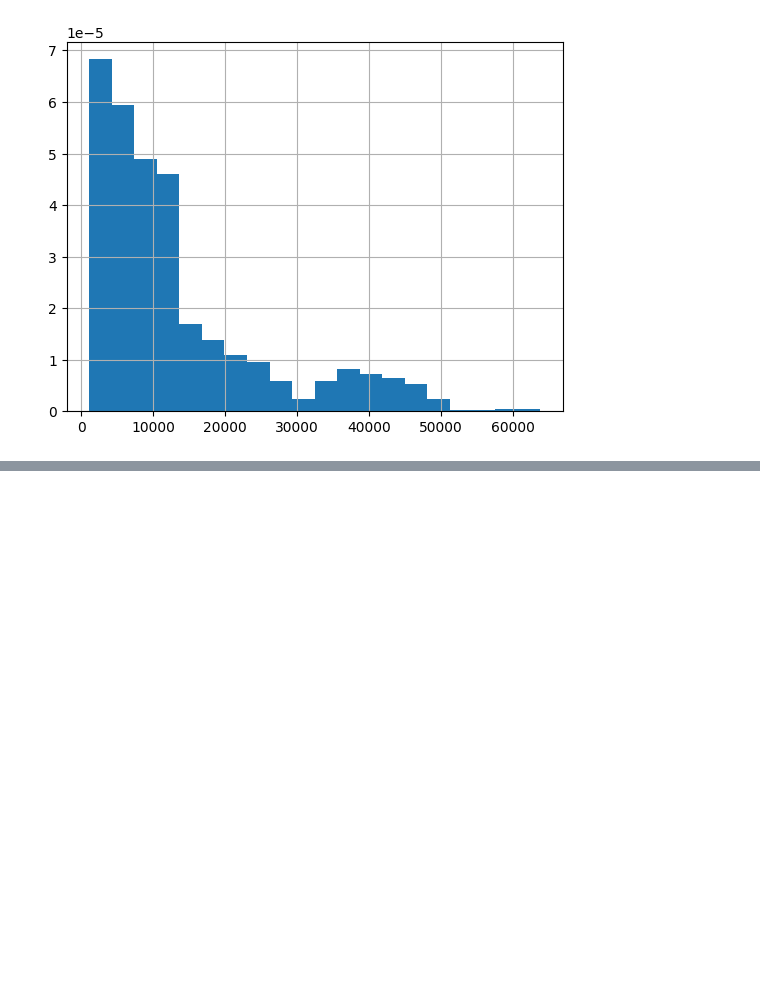
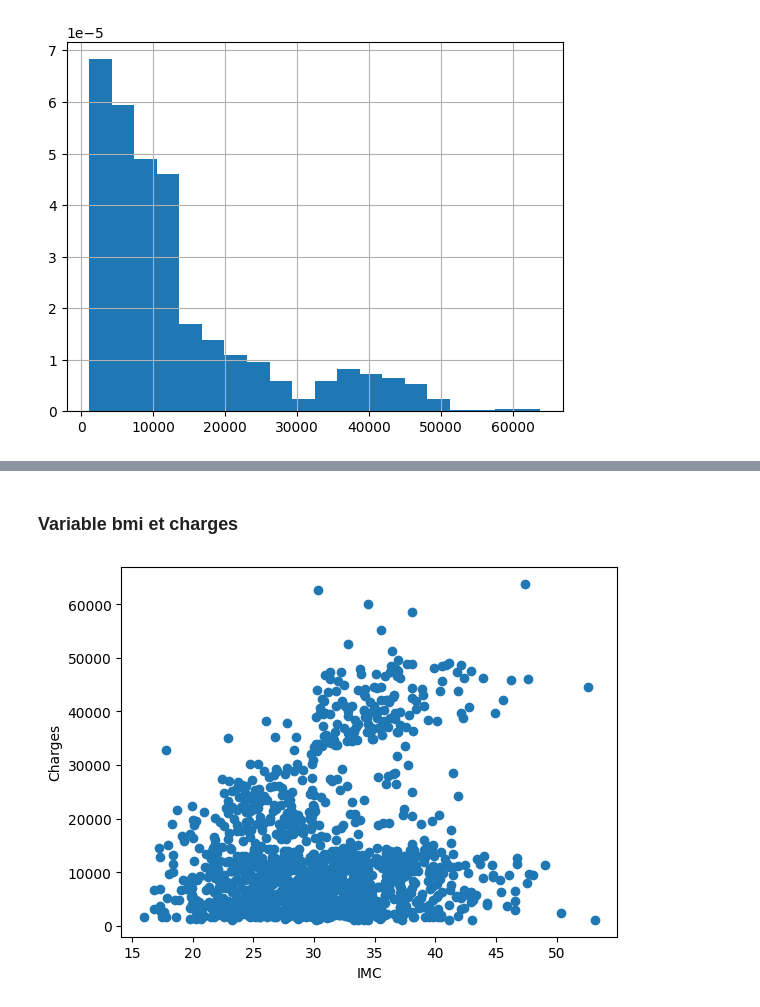
Before and after one commit to Jakimpact/prime-assurance-ia, a Jupyter notebook: analyse_q.ipynb, the cells around one changed output, grey strips where cells are left out. Saved outputs shown, nothing was run; the diff lists cells and outputs as text; code cells hidden in the pictures; blank space fills up the shorter version.

```diff
--- a/analyse_q.ipynb
+++ b/analyse_q.ipynb
@@ -214,0 +262,9 @@ plt.show()
+# %% [markdown]
+### Variable bmi et charges
+# %%
+plt.plot(data["bmi"], data["charges"], 'o')
+plt.xlabel("IMC")
+plt.ylabel("Charges")
+plt.show()
+# %% [output]
+[figure, added]
```
Also changed, not shown: parts of 22 cells of this notebook, 1 other file.
